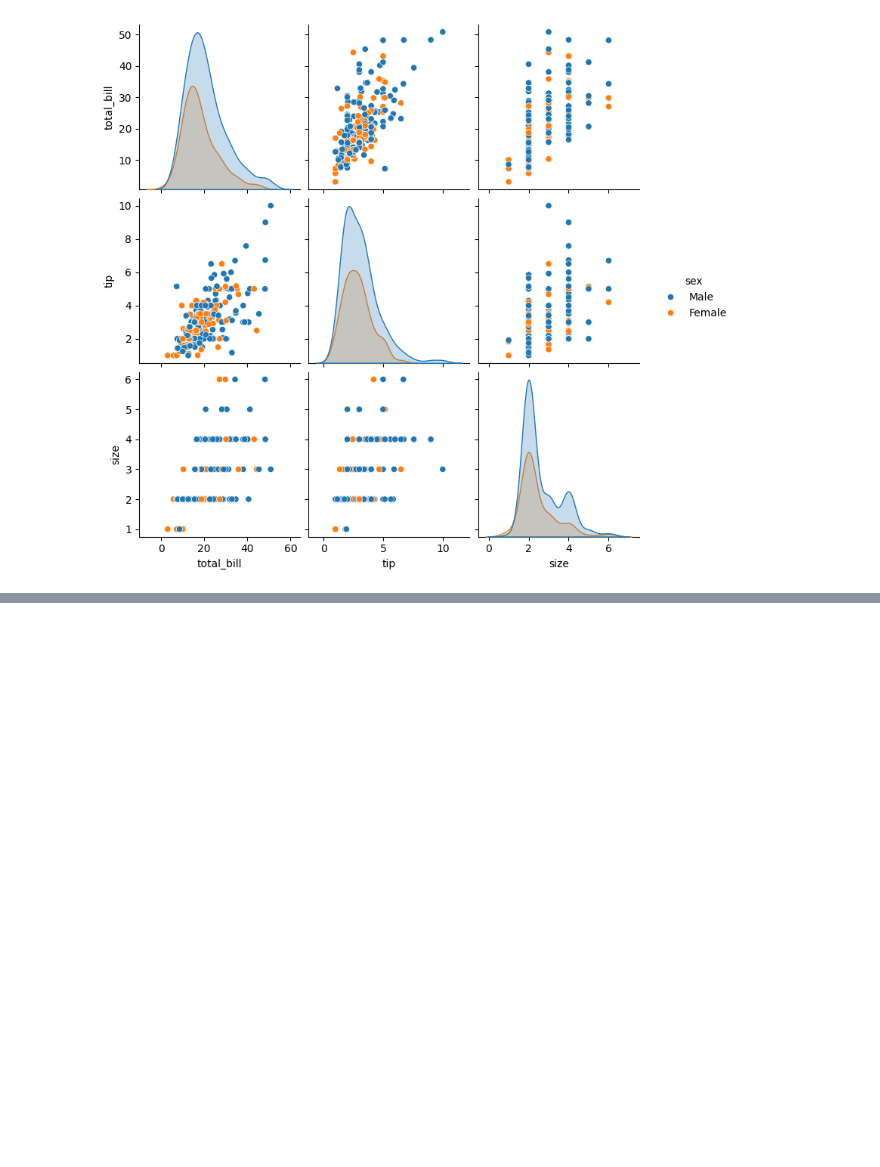
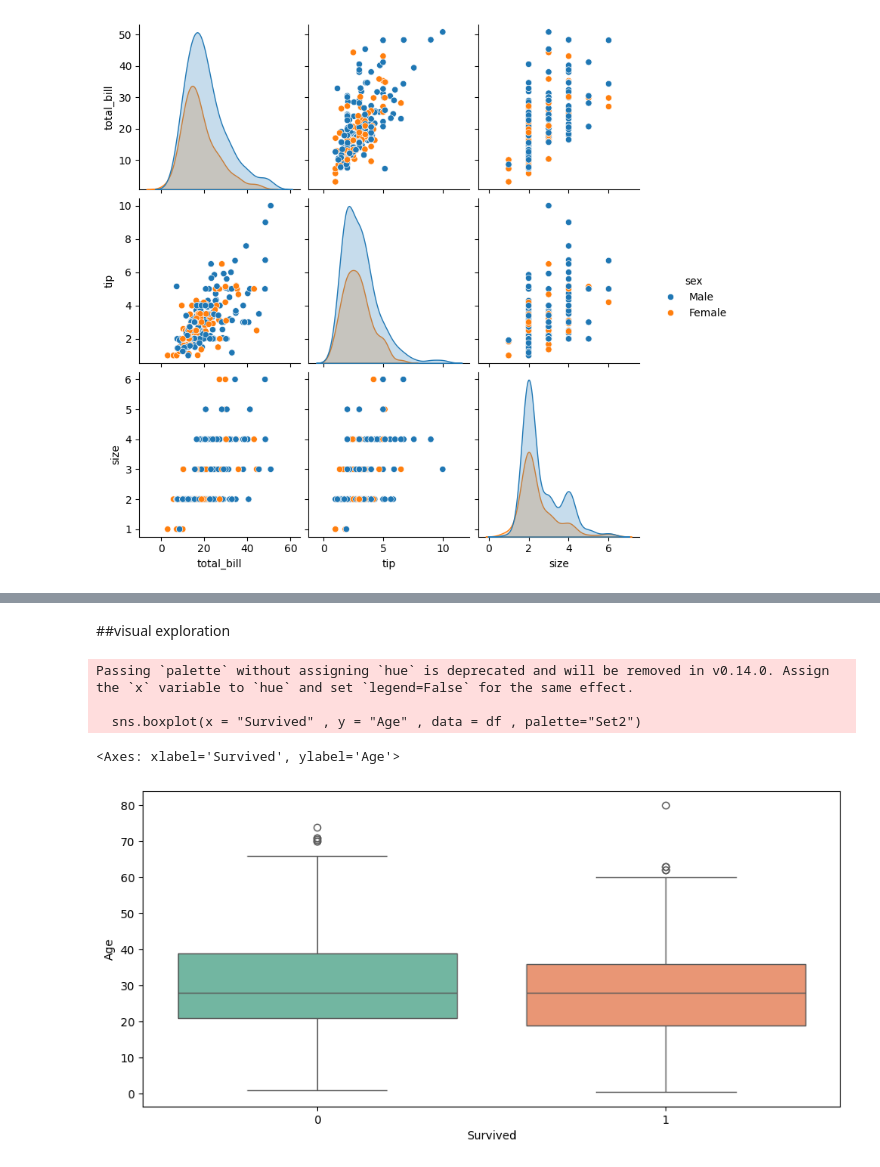
Before and after one commit to lokeshudalkar/Data_Science, a Jupyter notebook: DataScience_Visualization_pyplot.ipynb, the cells around one changed output, grey strips where cells are left out. Cells and saved outputs as stored; diff of their text form; code cells hidden in the pictures; blank space fills up the shorter version.

```diff
--- a/DataScience_Visualization_pyplot.ipynb
+++ b/DataScience_Visualization_pyplot.ipynb
@@ -279,0 +290,3 @@ sns.pairplot(tips , hue = "sex")
+# %%
+df = pd.read_csv("/content/train.csv")
+df.head()
@@ -279,0 +332,11 @@ sns.pairplot(tips , hue = "sex")
+# %% [markdown]
+##visual exploration
+# %%
+f, ax = plt.subplots(figsize = (11, 5))
+sns.boxplot(x = "Survived" , y = "Age" , data = df , palette="Set2")
+# %% [output]
+Passing `palette` without assigning `hue` is deprecated and will be removed in v0.14.0. Assign the `x` variable to `hue` and set `legend=False` for the same effect.
+
+  sns.boxplot(x = "Survived" , y = "Age" , data = df , palette="Set2")
+<Axes: xlabel='Survived', ylabel='Age'>
+[figure, added]
```
Also changed, not shown: parts of 29 cells of this notebook.
